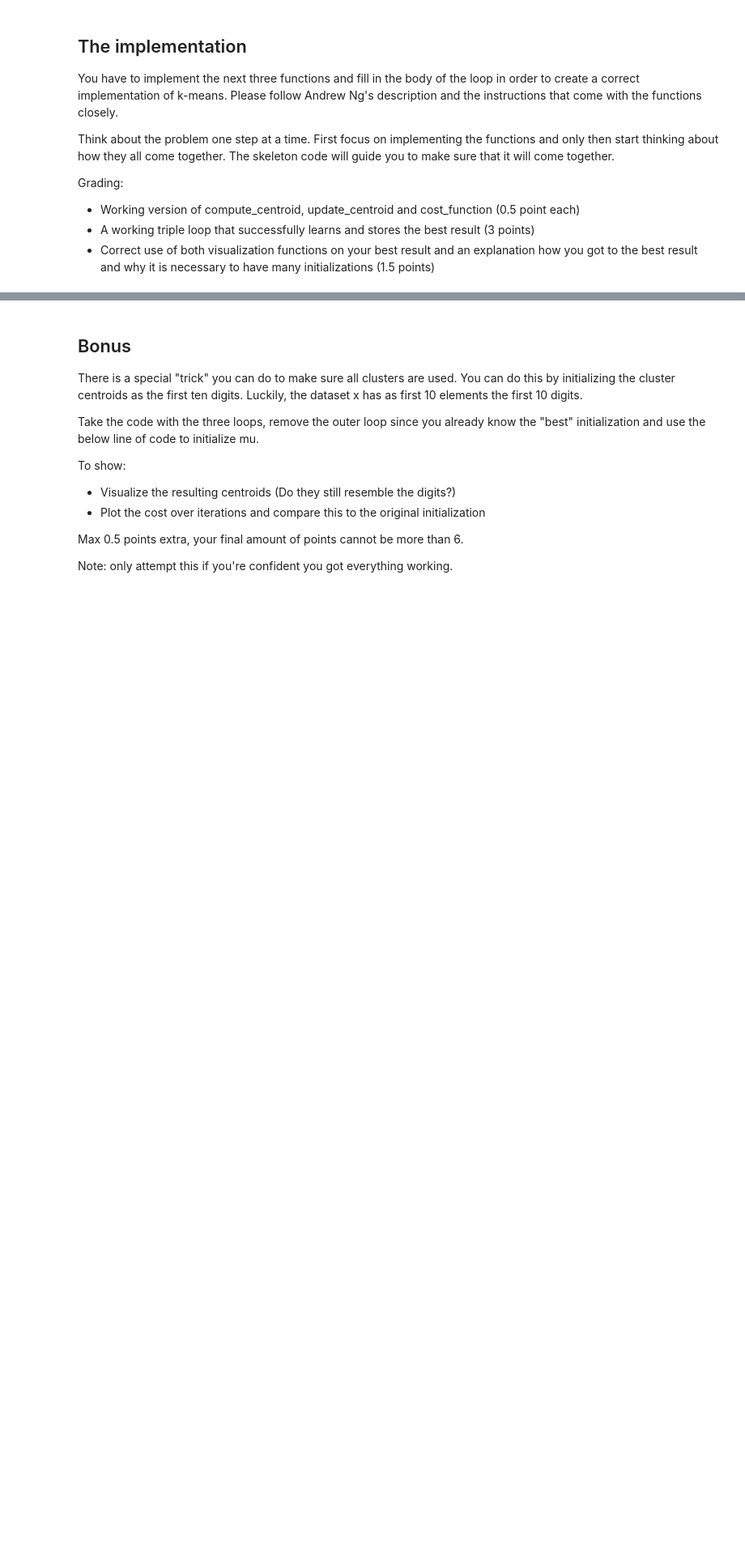
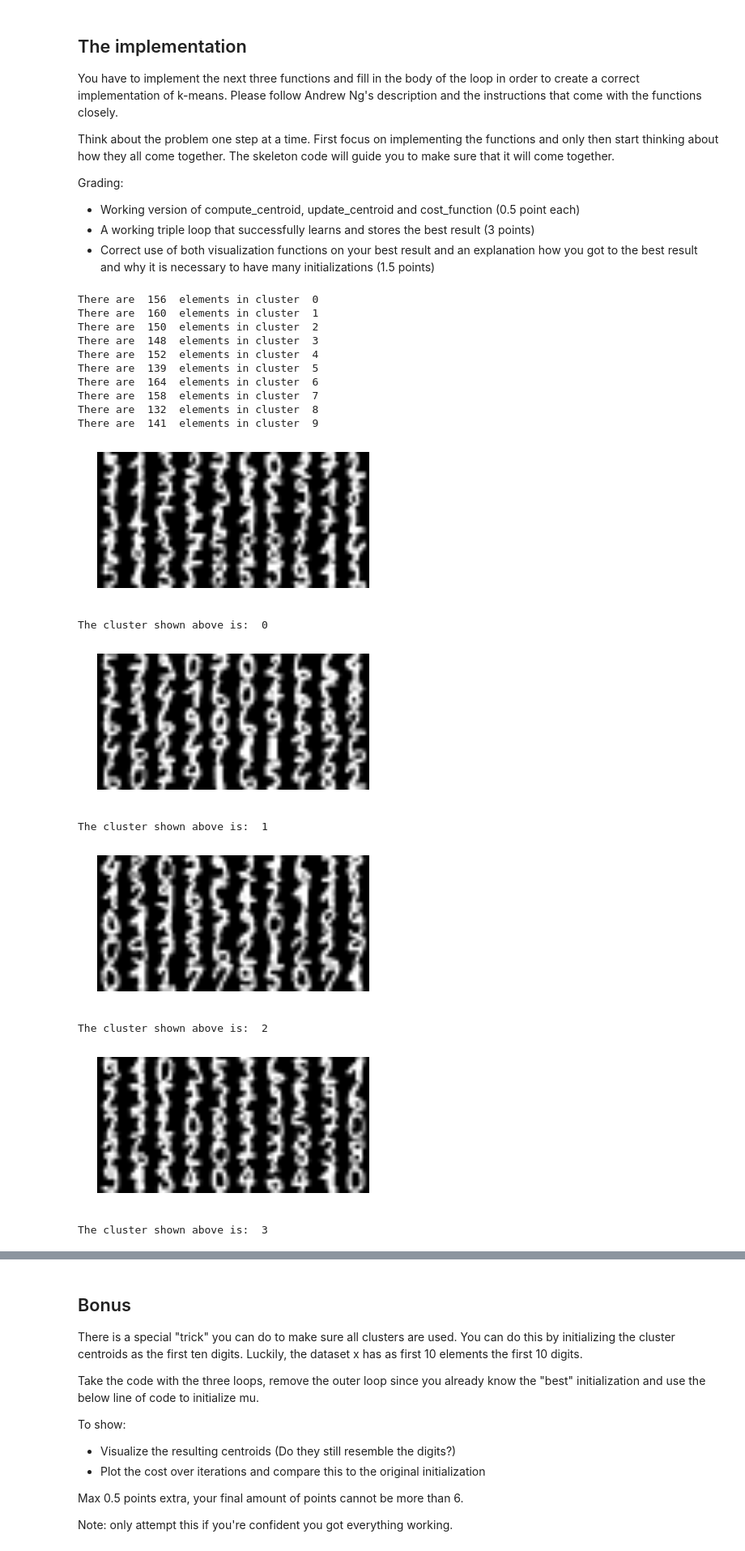
Before and after one commit to PhilipHartout/MachineLearning, a Jupyter notebook: ProgrammingAssignments/3-assignment.ipynb, the cells around one changed output, grey strips where cells are left out. Shown at 81% size. Drawn from its saved outputs; the diff is of its cells as text; code cells hidden in the pictures; blank space fills up the shorter version.

```diff
--- a/ProgrammingAssignments/3-assignment.ipynb
+++ b/ProgrammingAssignments/3-assignment.ipynb
@@ -122,8 +122,7 @@ def compute_centroid(x,mu):
     #You can subtract x from mu, and numpy will "broadcast" over the columns, result is 64 by k
     #Then you can take the norm over the columns (give option axis = 0)
     #return the index of the closest
-    x = x[1]
-    return argmin(norm(mu-x, axis=0))
+    return argmin(norm(mu-np.reshape(x,(64,1)), axis=0))
 # %%
 #Second write a function that takes as input:
 #a cluster number
@@ -143,33 +142,55 @@ def cost_function(x,mu):
 # %%
 ##Now you are going to link it all together again
 
 #The amount of iterations
 initialisation_iterations = 10
 iterations = 10
 
 #define the amount of clusters k
 k = 10
 
 x = np.reshape(digits.images[:1500],(1500,64))
 x_test = np.reshape(digits.images[1500:],(297,64))
 
 #This time the code constists of three layers of loops:
 #The first loop is for different initialisations of mu
 #The second loop is for the amount of iterations of the k means algorithm
 #The third loop actually consists of two loops:
     #Loop 1 updates the centroid of all the clusters
     #Loop 2 assigns a new cluster to each datapoint
 
 for h in range(initialisation_iterations):
     #mu is the centroid matrix, initialized by sampling from a uniform distribution (shape is 64 by k!)
     mu = np.random.uniform(0,16,(64,k))
 
     #c is the vector that assigns each digit to a centroid
-    #initialized with integers between 0 and 16, the shape is 1500 by nothing
+    #initialized with integers between 0 and 10, the shape is 1500 by nothing
     c = np.random.randint(0,k,(1500))
 
     for j in range(iterations):
         for i in range(k):
-            update_centroid(c[k], mu, x)
+            update_centroid(c,mu,x[i,:])
         for i in range(x.shape[0]):
-            compute_centroid(x[i],mu)
+            compute_centroid(x[i,:],mu)
+
+visualize(c)
+visualize_centroids(mu)
+# %% [output]
+There are  156  elements in cluster  0
+There are  160  elements in cluster  1
+There are  150  elements in cluster  2
+There are  148  elements in cluster  3
+There are  152  elements in cluster  4
+There are  139  elements in cluster  5
+There are  164  elements in cluster  6
+There are  158  elements in cluster  7
+There are  132  elements in cluster  8
+There are  141  elements in cluster  9
+[figure, added]
+The cluster shown above is:  0
+[figure, added]
+The cluster shown above is:  1
+[figure, added]
+The cluster shown above is:  2
+[figure, added]
+The cluster shown above is:  3
```
Also changed, not shown: parts of 2 cells of this notebook.
